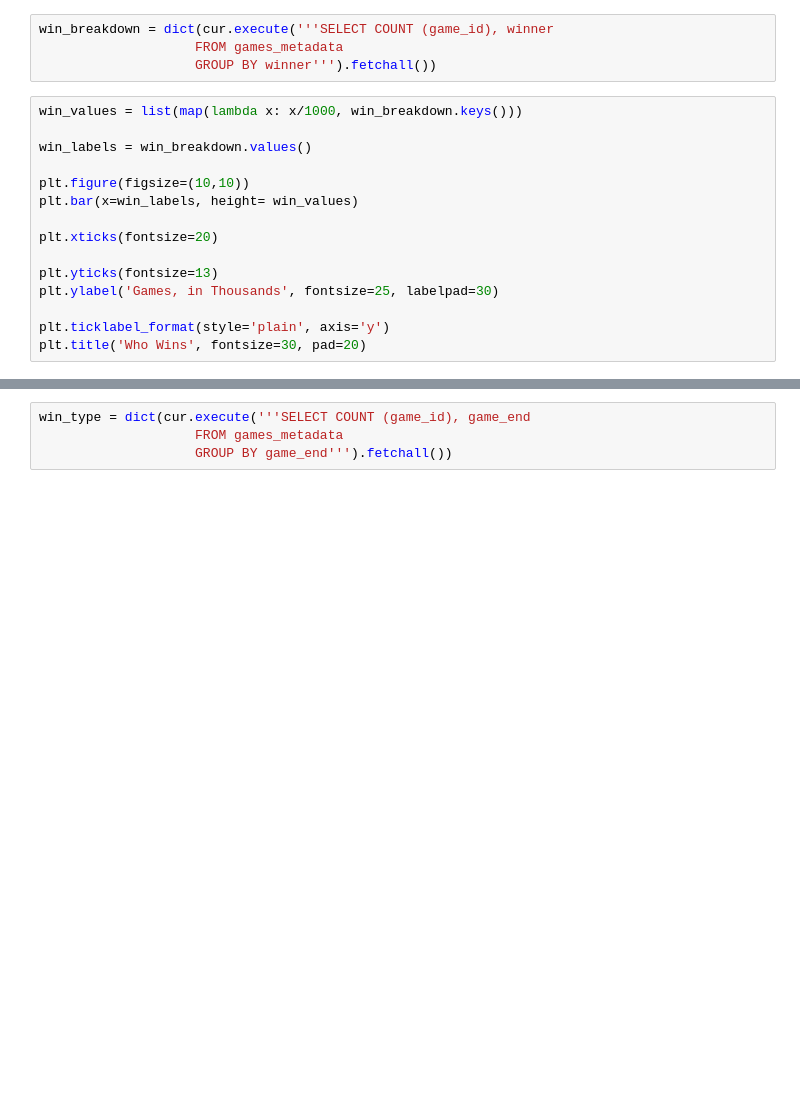
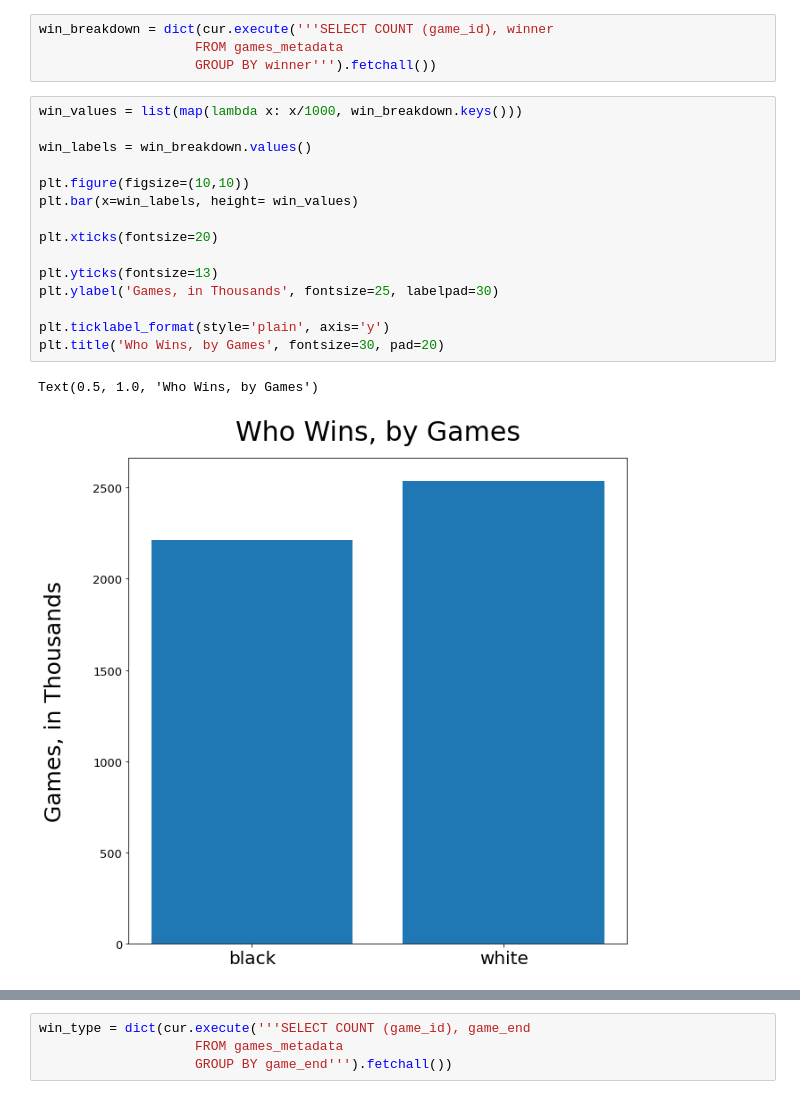
Before and after one commit to AKolcun/Lichess-Data-Analysis, a Jupyter notebook: DB queries.ipynb, the cells around one changed output, grey strips where cells are left out. Saved outputs shown, nothing was run; the diff lists cells and outputs as text; blank space fills up the shorter version.

```diff
--- a/DB queries.ipynb
+++ b/DB queries.ipynb
@@ -38,15 +41,18 @@ win_breakdown = dict(cur.execute('''SELECT COUNT (game_id), winner
 # %%
 win_values = list(map(lambda x: x/1000, win_breakdown.keys()))
 
 win_labels = win_breakdown.values()
 
 plt.figure(figsize=(10,10))
 plt.bar(x=win_labels, height= win_values)
 
 plt.xticks(fontsize=20)
 
 plt.yticks(fontsize=13)
 plt.ylabel('Games, in Thousands', fontsize=25, labelpad=30)
 
 plt.ticklabel_format(style='plain', axis='y')
-plt.title('Who Wins', fontsize=30, pad=20)
+plt.title('Who Wins, by Games', fontsize=30, pad=20)
+# %% [output]
+Text(0.5, 1.0, 'Who Wins, by Games')
+[figure, added]
```
Also changed, not shown: parts of 37 cells of this notebook, 4 other files.
